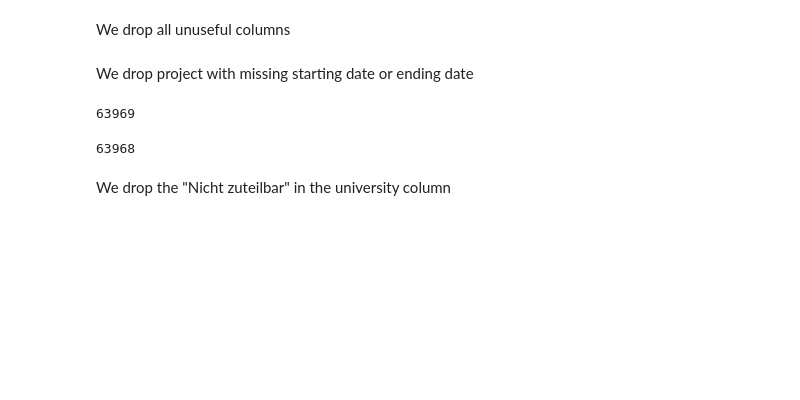
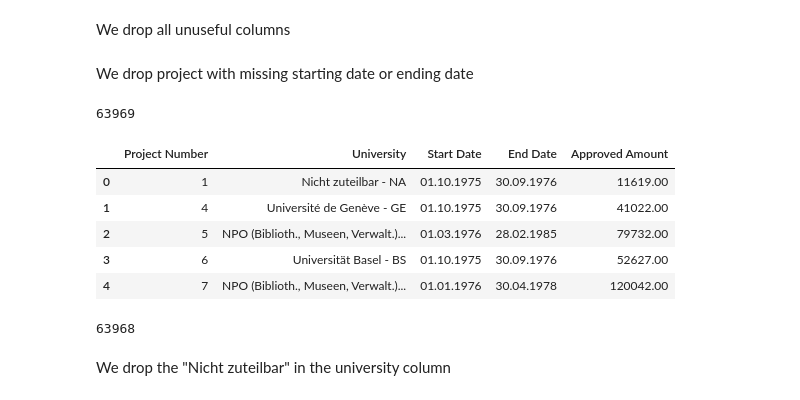
Before and after one commit to daniel-guggenheim/ada-homeworks, a Jupyter notebook: 03 - Interactive Viz/InteractiveViz.ipynb, the cells around one changed output. Saved outputs shown, nothing was run; the diff lists cells and outputs as text; code cells hidden in the pictures; blank space fills up the shorter version.

```diff
--- a/03 - Interactive Viz/InteractiveViz.ipynb
+++ b/03 - Interactive Viz/InteractiveViz.ipynb
@@ -29,6 +30,14 @@ len(data)
 # %%
 data = data[pd.notnull(data['Start Date'])]
 data = data[pd.notnull(data['End Date'])]
+data.head()
+# %% [output]
+|  | Project Number | University | Start Date | End Date | Approved Amount |
+| 0 | 1 | Nicht zuteilbar - NA | 01.10.1975 | 30.09.1976 | 11619.00 |
+| 1 | 4 | Université de Genève - GE | 01.10.1975 | 30.09.1976 | 41022.00 |
+| 2 | 5 | NPO (Biblioth., Museen, Verwalt.)... | 01.03.1976 | 28.02.1985 | 79732.00 |
+| 3 | 6 | Universität Basel - BS | 01.10.1975 | 30.09.1976 | 52627.00 |
+| 4 | 7 | NPO (Biblioth., Museen, Verwalt.)... | 01.01.1976 | 30.04.1978 | 120042.00 |
 # %%
 len(data)
 # %% [output]
```
Also changed, not shown: parts of 18 cells of this notebook.
